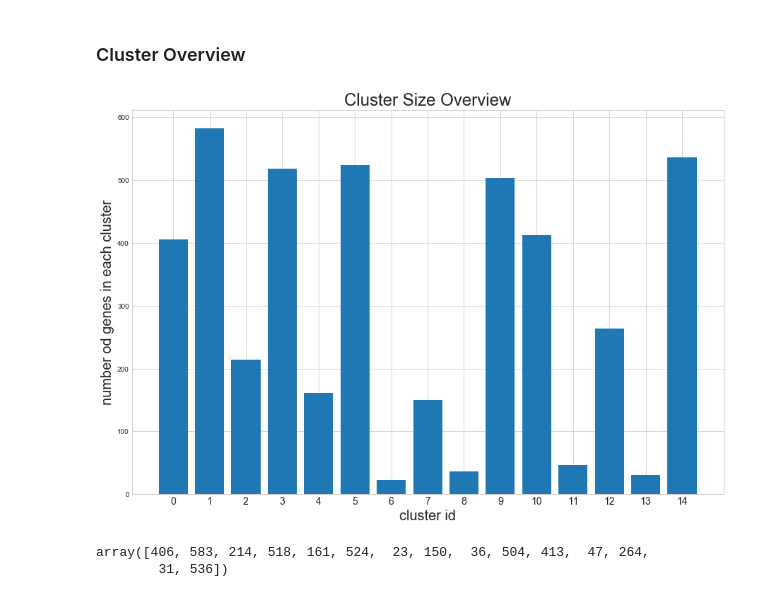
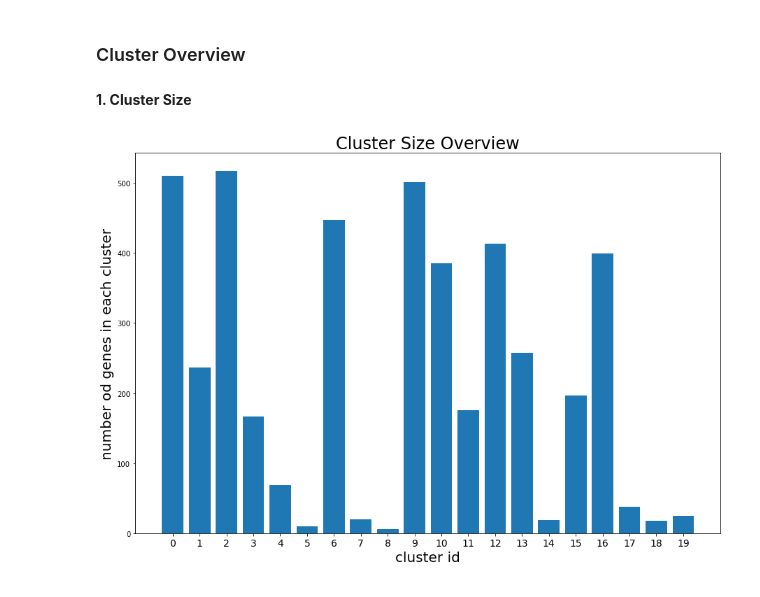
Before and after one commit to JiayuanGuo/Learning-Dash, a Jupyter notebook: Transtomics_Clustering/KMeansClustering.ipynb, the cells around one changed output. Drawn from its saved outputs; the diff is of its cells as text; code cells hidden in the pictures.

Commit message:
dash plot cluster overview

```diff
--- a/Transtomics_Clustering/KMeansClustering.ipynb
+++ b/Transtomics_Clustering/KMeansClustering.ipynb
@@ -50,6 +50,8 @@ cluster    3
 Name: MBURv2_10007, dtype: int32
 # %% [markdown]
 ### Cluster Overview
+# %% [markdown]
+**1. Cluster Size**
 # %%
 def cluster_size(k):
     """
@@ -83,6 +85,6 @@ def cluster_size(k):
 
     return  plt.show()
 # %%
-cluster_size(15)
+cluster_size(20)
 # %% [output]
-[figure, old version]
+[figure, new version]
@@ -100,5 +90,0 @@ count = df_clusters.groupby('cluster').count().iloc[:,0]
-# %%
-count.values
-# %% [output]
-array([406, 583, 214, 518, 161, 524,  23, 150,  36, 504, 413,  47, 264,
-        31, 536])
```
Also changed, not shown: parts of 6 cells of this notebook, 1 other file.
